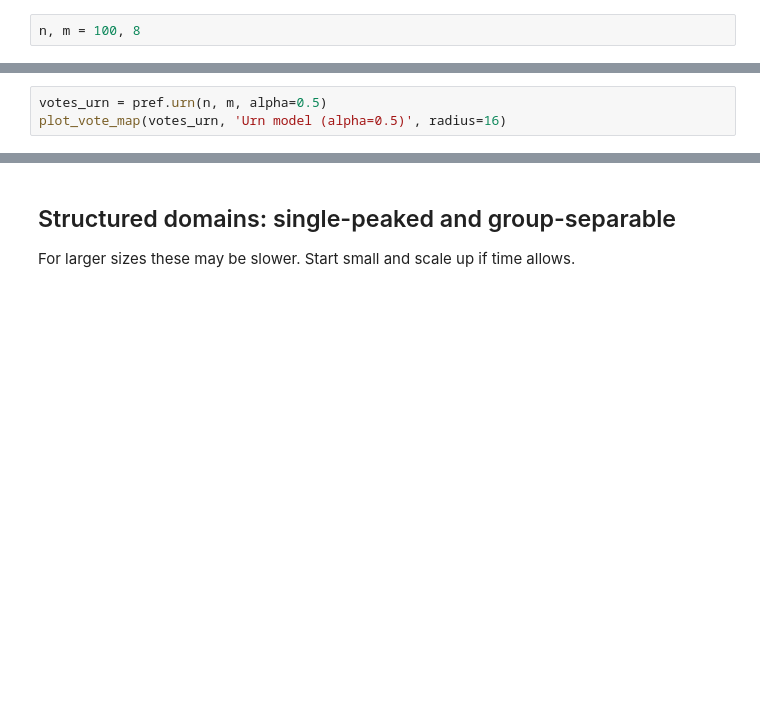
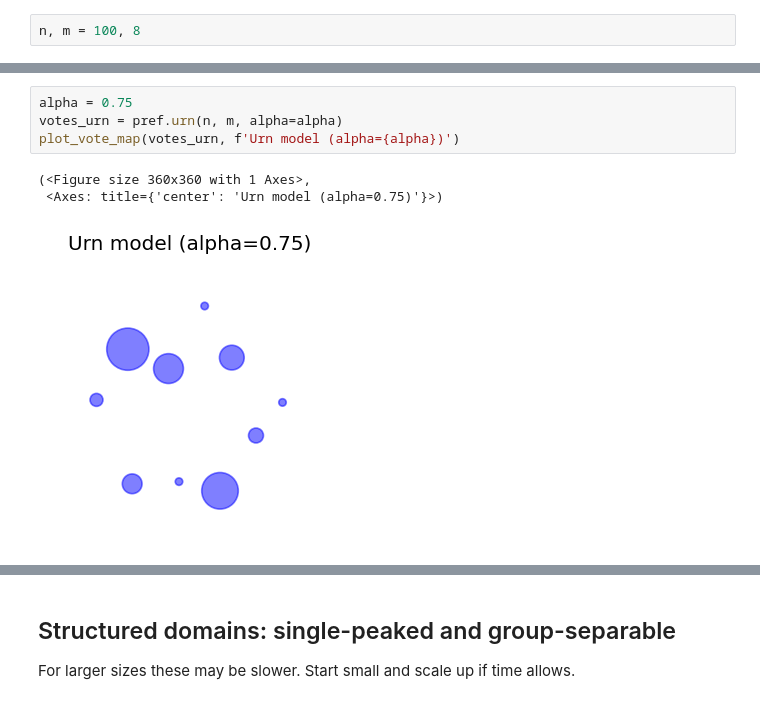
Before and after one commit to szufix/chicago-tutorial, a Jupyter notebook: prefsampling_tutorial.ipynb, the cells around one changed output, grey strips where cells are left out. Drawn from its saved outputs; the diff is of its cells as text; blank space fills up the shorter version.

```diff
--- a/prefsampling_tutorial.ipynb
+++ b/prefsampling_tutorial.ipynb
@@ -258,6 +264,11 @@ plot_vote_map(votes_ic, 'IC vote map', radius=16)
 # %%
-votes_urn = pref.urn(n, m, alpha=0.5)
-plot_vote_map(votes_urn, 'Urn model (alpha=0.5)', radius=16)
+alpha = 0.75
+votes_urn = pref.urn(n, m, alpha=alpha)
+plot_vote_map(votes_urn, f'Urn model (alpha={alpha})')
+# %% [output]
+(<Figure size 360x360 with 1 Axes>,
+ <Axes: title={'center': 'Urn model (alpha=0.75)'}>)
+[figure, added]
 # %%
 votes_mallows = pref.mallows(n, m, phi=0.2)
 plot_vote_map(votes_mallows, 'Mallows (phi=0.1)', radius=16)
```
Also changed, not shown: parts of 12 cells of this notebook.
